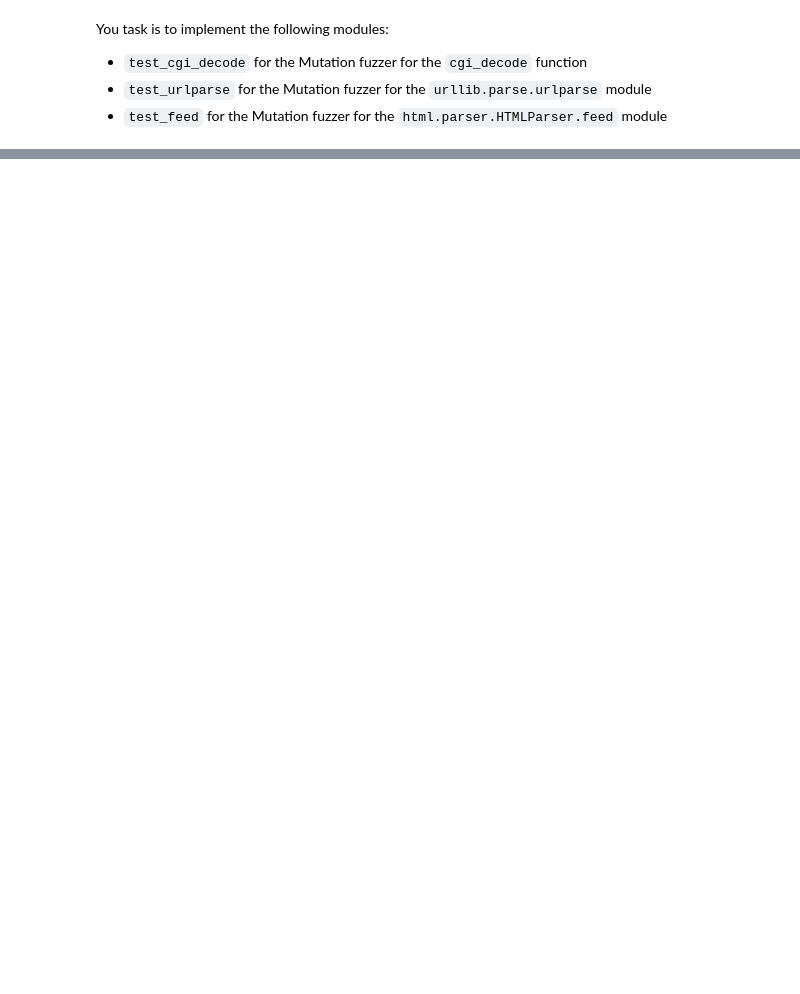
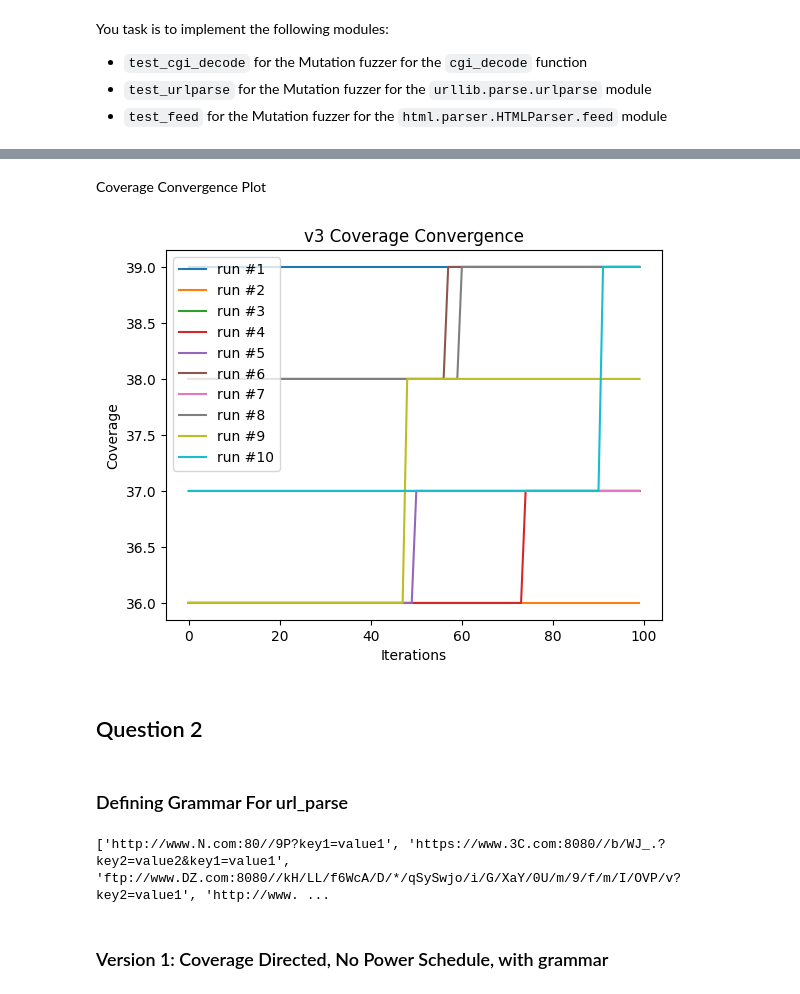
Before and after one commit to seifashraf1/HIV_2024_TP2, a Jupyter notebook: getting_started.ipynb, the cells around one changed output, grey strips where cells are left out. Cells and saved outputs as stored; diff of their text form; code cells hidden in the pictures; blank space fills up the shorter version.

```diff
--- a/getting_started.ipynb
+++ b/getting_started.ipynb
@@ -105,0 +210,64 @@ You task is to implement the following modules:
+# %%
+def test_cgi_decode_v3(test_module):
+    executor = AbstractExecutor(test_module)
+    powerschedule = UrlSchedule()
+
+    seeds = [AbstractSeed("www.google.com"), AbstractSeed("www.polymtl.ca"), AbstractSeed("www.github.com"), AbstractSeed("www.facebook.com"), AbstractSeed("www.twitter.com"), AbstractSeed("www.instagram.com"), AbstractSeed("www.linkedin.com"), AbstractSeed("www.reddit.com"), AbstractSeed("www.youtube.com"), AbstractSeed("www.wikipedia.org")]
+    fuzzer_no_ps = CgiFuzzer(executor, seeds)
+    seeds_data = fuzzer_no_ps.run_fuzzer(budget=100)
+    update_seeds(seeds, seeds_data)
+
+    fuzzer = CgiFuzzer(executor, seeds, powerschedule)
+    output = fuzzer.run_fuzzer(budget=100)
+    assert output is not None
+    return output
+# %% [markdown]
+Coverage Convergence Plot
+# %%
+for i in range(10):
+    v3_output = test_cgi_decode_v3(cgi_decode)
+    plt.plot(np.arange(100), v3_output['coverage'], label='run #'+str(i+1))
+    plt.xlabel('Iterations')
+    plt.ylabel('Coverage')
+    plt.title('v3 Coverage Convergence')
+    plt.legend()
+# %% [output]
+[figure, added]
+# %% [markdown]
+## Question 2
+# %% [markdown]
+### Defining Grammar For url_parse
+# %%
+url_parse_grammar = {
+    "<start>": ["<url>"],
+    "<url>": ["<scheme>://<netloc>/<path>?<query>"],
+    "<scheme>": ["http", "https", "ftp"],
+    "<netloc>": ["<hostname>:<port>"],
+    "<hostname>": ["www.<string>.<tld>"],
+    "<string>": ["<char><string>", "<char>"],
+    "<tld>": ["com", "org", "net", "edu", "gov"],
+    "<port>": ["80", "443", "8080"],
+    "<digit>": ["0", "1", "2", "3", "4", "5", "6", "7", "8", "9"],
+    "<path>": ["/<segment>"],
+    "<segment>": ["<identifier>", "<identifier>/<segment>"],
+    "<identifier>": ["<char>", "<char><identifier>"],
+    "<string>": ["<char><string>", "<char>"],
+    "<char>": ["a", "b", "c", "d", "e", "f", "g", "h", "i", "j", "k", "l", "m", "n", "o", "p", "q", "r", "s", "t", "u", "v", "w", "x", "y", "z", "A", "B", "C", "D", "E", "F", "G", "H", "I", "J", "K", "L", "M", "N", "O", "P", "Q", "R", "S", "T", "U", "V", "W", "X", "Y", "Z", "0", "1", "2", "3", "4", "5", "6", "7", "8", "9", "-", "_", ".", "!", "~", "*", "'", "(", ")"],
+    "<query>": ["<param>=<value>&<query>", "<param>=<value>"],
+    "<param>": ["key1", "key2"],
+    "<value>": ["value1", "value2"],
+    "<fragment>": ["section1", "section2"]
+    }
+
+def generate_url():
+    url_grammar = AbstractGrammar(url_parse_grammar)
+    url_input = url_grammar.generate_input()
+    return url_input
+
+#generate list of url inputs, max 10 seeds
+url_parse_inputs = [generate_url() for i in range(10)]
+print(url_parse_inputs)
+# %% [output]
+['http://www.N.com:80//9P?key1=value1', 'https://www.3C.com:8080//b/WJ_.?key2=value2&key1=value1', 'ftp://www.DZ.com:8080//kH/LL/f6WcA/D/*/qSySwjo/i/G/XaY/0U/m/9/f/m/I/OVP/v?key2=value1', 'http://www. ...
+# %% [markdown]
+### Version 1: Coverage Directed, No Power Schedule, with grammar
```
Also changed, not shown: parts of 32 cells of this notebook, 4 other files.
